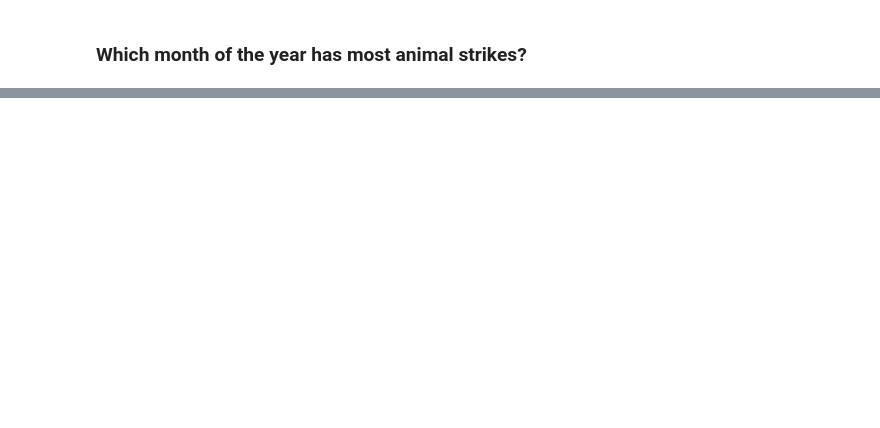
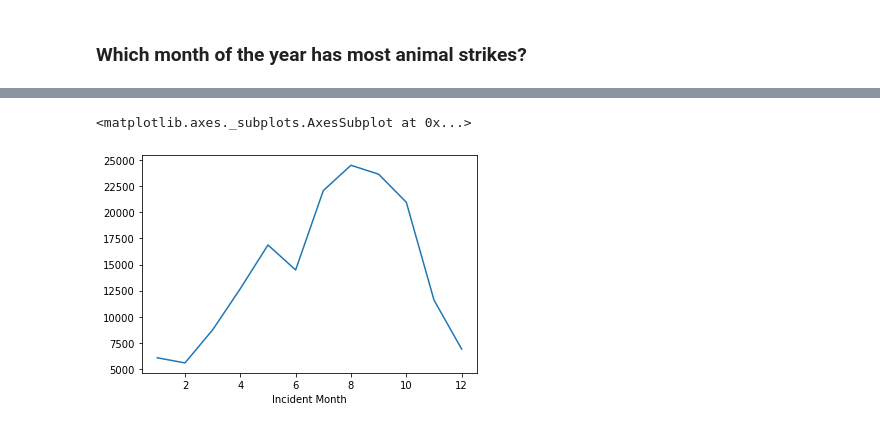
Before and after one commit to jagnoor/Aircraft-Wildlife-Strikes, a Jupyter notebook: planeVsBird_1.ipynb, the cells around one changed output, grey strips where cells are left out. Saved outputs shown, nothing was run; the diff lists cells and outputs as text; code cells hidden in the pictures; blank space fills up the shorter version.

Commit message:
Month type added

```diff
--- a/planeVsBird_1.ipynb
+++ b/planeVsBird_1.ipynb
@@ -68,35 +91,18 @@ len(numberofthings)
 # %%
-#WIP code (does not run) - Jag
+#### Which month of the year has most animal strikes?  - Jag
 
 #removing "unknown" bird species, removing partial year data for 2015
 monthType_df = subset_df[["Incident Year","Incident Month","Species Quantity"]].loc[(subset_df["Species Name"]!= "UNKNOWN MEDIUM BIRD") & (subset_df["Species Name"]!= "UNKNOWN SMALL BIRD")
                                                                               & (subset_df["Species Name"]!= "UNKNOWN LARGE BIRD") & (subset_df["Species Name"]!= "UNKNOWN BIRD")
                                                                               & (subset_df["Incident Year"]!= 2015)]
 
 
 # todo add labels, pretty up.  add thoughts on results
-birdCounts = birdType_df["Species Name"].value_counts()
 
-y_axis = birdCounts[:10]
-x_axis = birdCounts.index[:10]
-
-plt.figure(figsize=(10,5))
-plt.bar(x_axis, y_axis, color = "green")
-plt.tight_layout()
-tick_locations = [value for value in x_axis]
-plt.xticks(tick_locations,birdCounts.index[:10], rotation="vertical")
-
-plt.xlabel('Bird Name') # Label the x axis
-plt.ylabel("Number of Bird Strikes ")  # Label the y axis
-plt.title(" Which bird is the most dangerous 1990-2014? aka Mourning Dove ")
-
-for i in range(len(y_axis)):
-    plt.annotate(str(y_axis[i]), xy=(x_axis[i],y_axis[i]), ha='center', va='bottom')
-
-plt.savefig("Images/DangerousMourningDove.png") # TODO The legend and axis names are put in the saved image.
-
-
-plt.show()
+df.groupby('Incident Month')['Aircraft'].count().plot.line()
+# %% [output]
+<matplotlib.axes._subplots.AxesSubplot at 0x...>
+[figure, added]
 # %%
 #jag
 # %%
```
Also changed, not shown: parts of 3 cells of this notebook, 1 other file.
